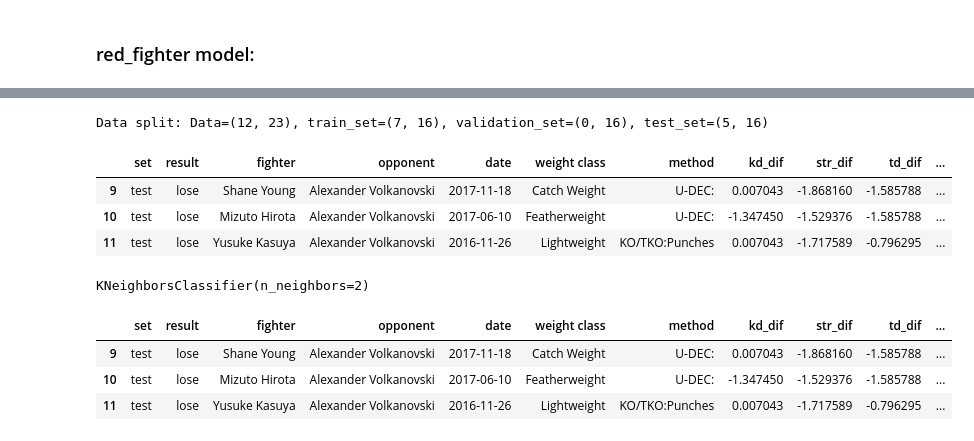
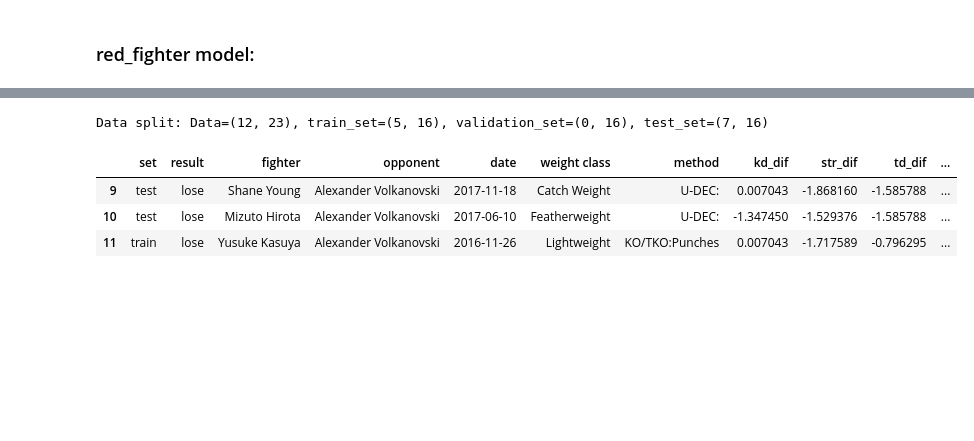
Before and after one commit to sagi778/ufc_fights_Predictor, a Jupyter notebook: notebooks/micro_model_training.ipynb, the cells around one changed output, grey strips where cells are left out. Drawn from its saved outputs; the diff is of its cells as text; code cells hidden in the pictures; blank space fills up the shorter version.

```diff
--- a/notebooks/micro_model_training.ipynb
+++ b/notebooks/micro_model_training.ipynb
@@ -96,27 +87,18 @@ red_data.head(3)
 | 1 | win | Alexander Volkanovski | Chan Sung Jung | 2022-04-09 | Featherweight | KO/TKO:Punches | 1.361536 | 3.401803 | 1.572182 | 0.000126 | ... |
 | 2 | win | Alexander Volkanovski | Brian Ortega | 2021-09-25 | Featherweight | U-DEC: | 0.007043 | 4.756936 | -0.796295 | -2.541873 | ... |
 # %%
-red_data = set_train_test(X_columns=X, y_columns=y, data=red_data, test_size=0.5, valid_size=0)
-red_data.tail(3)
+red_data = set_train_test(X_columns=X, y_columns=y, data=red_data, test_size=0.4, valid_size=0)
 # %% [output]
-Data split: Data=(12, 23), train_set=(7, 16), validation_set=(0, 16), test_set=(5, 16)
+Data split: Data=(12, 23), train_set=(5, 16), validation_set=(0, 16), test_set=(7, 16)
-|  | set | result | fighter | opponent | date | weight class | method | kd_dif | str_dif | td_dif | ... |
-| 9 | test | lose | Shane Young | Alexander Volkanovski | 2017-11-18 | Catch Weight | U-DEC: | 0.007043 | -1.868160 | -1.585788 | ... |
-| 10 | test | lose | Mizuto Hirota | Alexander Volkanovski | 2017-06-10 | Featherweight | U-DEC: | -1.347450 | -1.529376 | -1.585788 | ... |
-| 11 | test | lose | Yusuke Kasuya | Alexander Volkanovski | 2016-11-26 | Lightweight | KO/TKO:Punches | 0.007043 | -1.717589 | -0.796295 | ... |
 # %%
 knn_clf = set_knn_clf(X_columns=X, y_columns=y, data=red_data, neighbors=2)
-knn_clf
+red_data = set_predictions(model=knn_clf, data=red_data, X_columns=X, y_columns=y)
+red_data.tail(3)
 # %% [output]
-KNeighborsClassifier(n_neighbors=2)
+|  | set | result | fighter | opponent | date | weight class | method | kd_dif | str_dif | td_dif | ... |
+| 9 | test | lose | Shane Young | Alexander Volkanovski | 2017-11-18 | Catch Weight | U-DEC: | 0.007043 | -1.868160 | -1.585788 | ... |
+| 10 | test | lose | Mizuto Hirota | Alexander Volkanovski | 2017-06-10 | Featherweight | U-DEC: | -1.347450 | -1.529376 | -1.585788 | ... |
+| 11 | train | lose | Yusuke Kasuya | Alexander Volkanovski | 2016-11-26 | Lightweight | KO/TKO:Punches | 0.007043 | -1.717589 | -0.796295 | ... |
-# %%
-red_data = set_predictions(model=knn_clf, data=red_data, X_columns=X, y_columns=y)
-red_data.tail(3)
-# %% [output]
-|  | set | result | fighter | opponent | date | weight class | method | kd_dif | str_dif | td_dif | ... |
-| 9 | test | lose | Shane Young | Alexander Volkanovski | 2017-11-18 | Catch Weight | U-DEC: | 0.007043 | -1.868160 | -1.585788 | ... |
-| 10 | test | lose | Mizuto Hirota | Alexander Volkanovski | 2017-06-10 | Featherweight | U-DEC: | -1.347450 | -1.529376 | -1.585788 | ... |
-| 11 | test | lose | Yusuke Kasuya | Alexander Volkanovski | 2016-11-26 | Lightweight | KO/TKO:Punches | 0.007043 | -1.717589 | -0.796295 | ... |
 # %%
 get_model_evaluation(data=red_data)
 # %% [output]
```
Also changed, not shown: parts of 5 cells of this notebook.
